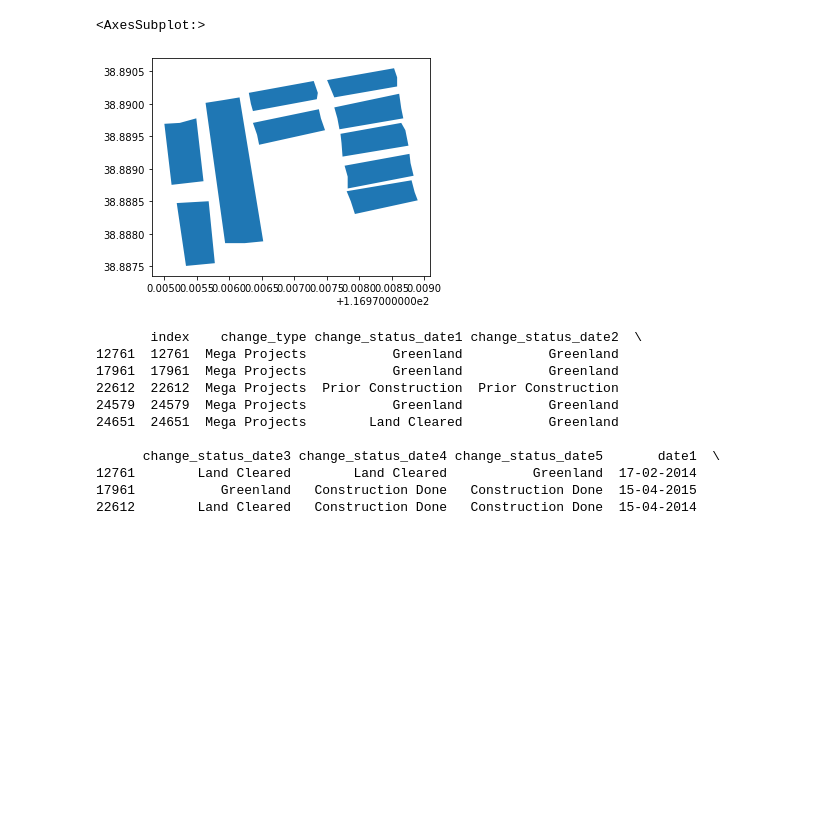
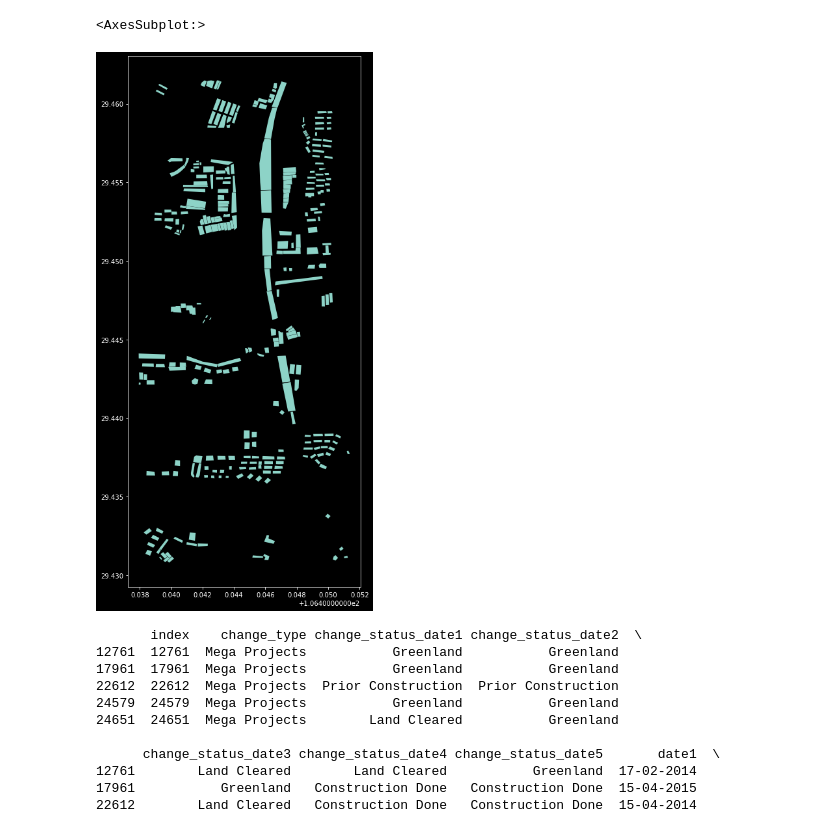
Before and after one commit to maxime7770/ML-Competition, a Jupyter notebook: vizualisation.ipynb, the cells around one changed output. Drawn from its saved outputs; the diff is of its cells as text; code cells hidden in the pictures; blank space fills up the shorter version.

```diff
--- a/vizualisation.ipynb
+++ b/vizualisation.ipynb
@@ -25,0 +24,34 @@ KeyboardInterrupt:
+# %%
+
+
+change_type_map = {
+    "Demolition": 0,
+    "Road": 1,
+    "Residential": 2,
+    "Commercial": 3,
+    "Industrial": 4,
+    "Mega Projects": 5,
+}
+
+colors = ['r','b','g','y','c','w']
+
+plt.figure(figsize=(10,10))
+plt.style.use('dark_background')
+N = 7770
+K = 300
+X = train_df[N:N + K]
+for category, i in change_type_map.items():
+    X_feature = X[X['change_type'] == category]
+    geometry = X_feature['geometry']
+    L_x = geometry.apply(lambda x : x.boundary.centroid.x)
+    L_y = geometry.apply(lambda x : x.boundary.centroid.y)
+    plt.scatter(L_x, L_y, s = 20, color = colors[i])
+plt.show()
+
+X_feature = test_df[N:N+K]
+geometry = X_feature['geometry']
+L_x = geometry.apply(lambda x : x.boundary.centroid.x)
+L_y = geometry.apply(lambda x : x.boundary.centroid.y)
+
+plt.scatter(L_x, L_y, s = 0.1, color = 'm')
+plt.show()
@@ -26,11 +61,11 @@ KeyboardInterrupt:
 # %%
 
 
-a=train_df.iloc[0:10]
-a.plot()
+a=train_df.iloc[7770:7770+300]
+a.plot(figsize=(15,15))
 # %% [output]
 <AxesSubplot:>
-[figure, old version]
+[figure, new version]
 # %%
 train_5=train_df[train_df['change_type']=='Mega Projects']
 print(train_5.head())
```
Also changed, not shown: parts of 26 cells of this notebook.
